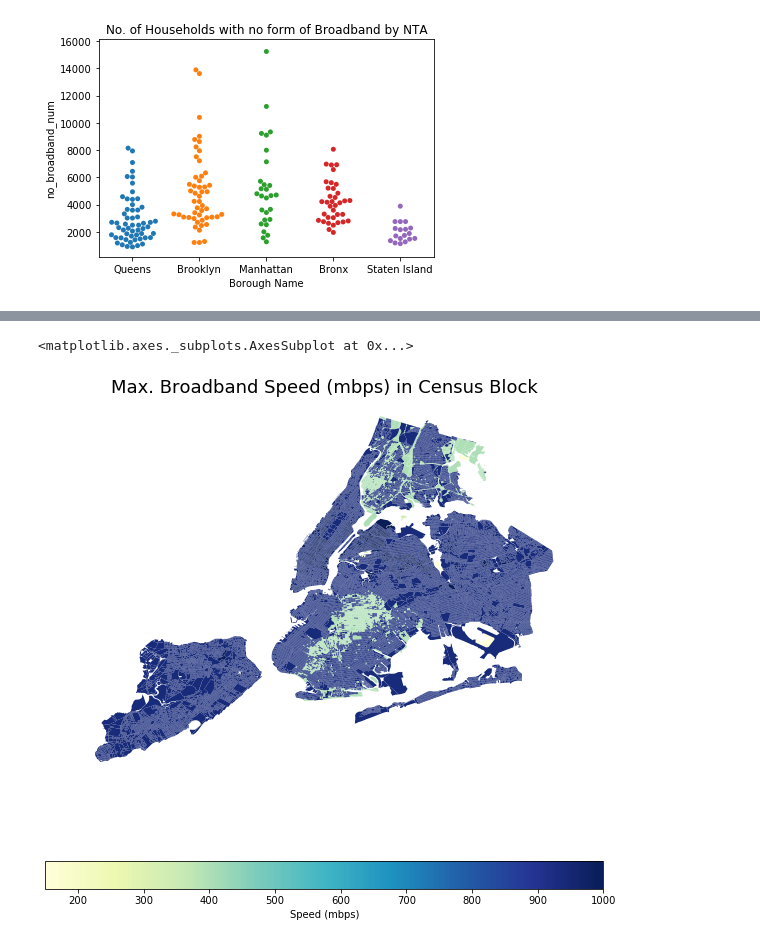
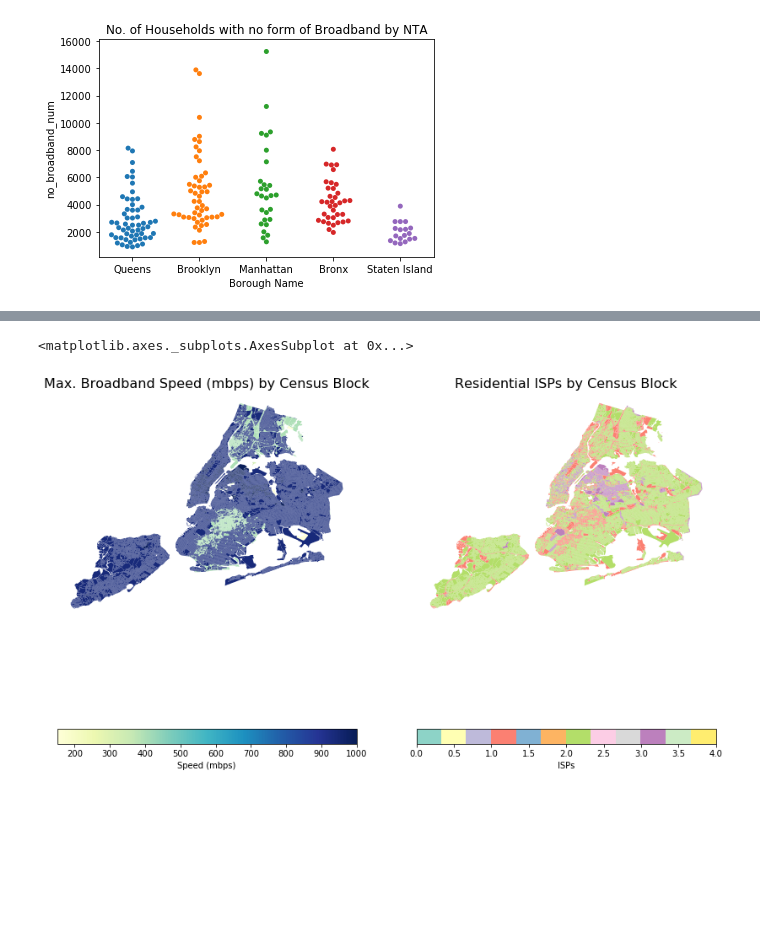
Before and after one commit to lyc1005/nyconnect, a Jupyter notebook: internet_master_plan_adoption_eda.ipynb, the cells around one changed output, grey strips where cells are left out. Drawn from its saved outputs; the diff is of its cells as text; code cells hidden in the pictures; blank space fills up the shorter version.

Commit message:
extended geospatial visualization

```diff
--- a/internet_master_plan_adoption_eda.ipynb
+++ b/internet_master_plan_adoption_eda.ipynb
@@ -278,14 +256,24 @@ dtype: object
 # %%
-f, ax = plt.subplots(1, figsize=(10, 10))
-ax.set_title('Max. Broadband Speed (mbps) in Census Block', fontsize=18)
-ax.axis("off")
-nyc_census_blocks_internet.plot(ax = ax,
+# plotting
+f, (ax1, ax2) = plt.subplots(ncols = 2, figsize=(14, 16), sharex = True, sharey = True)
+ax1.set_title('Max. Broadband Speed (mbps) by Census Block', fontsize=16)
+ax1.axis("off")
+nyc_census_blocks_internet.plot(ax = ax1,
                                 column = 'Maximum Residential Broadband Speed by Block',
                                 legend = True,
                                 legend_kwds = {
                                    'label': 'Speed (mbps)',
                                    'orientation': 'horizontal'},
                                cmap = "YlGnBu")
+ax2.set_title('Residential ISPs by Census Block', fontsize=16)
+ax2.axis("off")
+nyc_census_blocks_internet.plot(ax = ax2,
+                                column = 'Residential ISP Count by Block',
+                                legend = True,
+                                legend_kwds = {
+                                   'label': 'ISPs',
+                                   'orientation': 'horizontal'},
+                               cmap = "Set3")
 # %% [output]
 <matplotlib.axes._subplots.AxesSubplot at 0x...>
-[figure, old version]
+[figure, new version]
```
Also changed, not shown: parts of 14 cells of this notebook.
